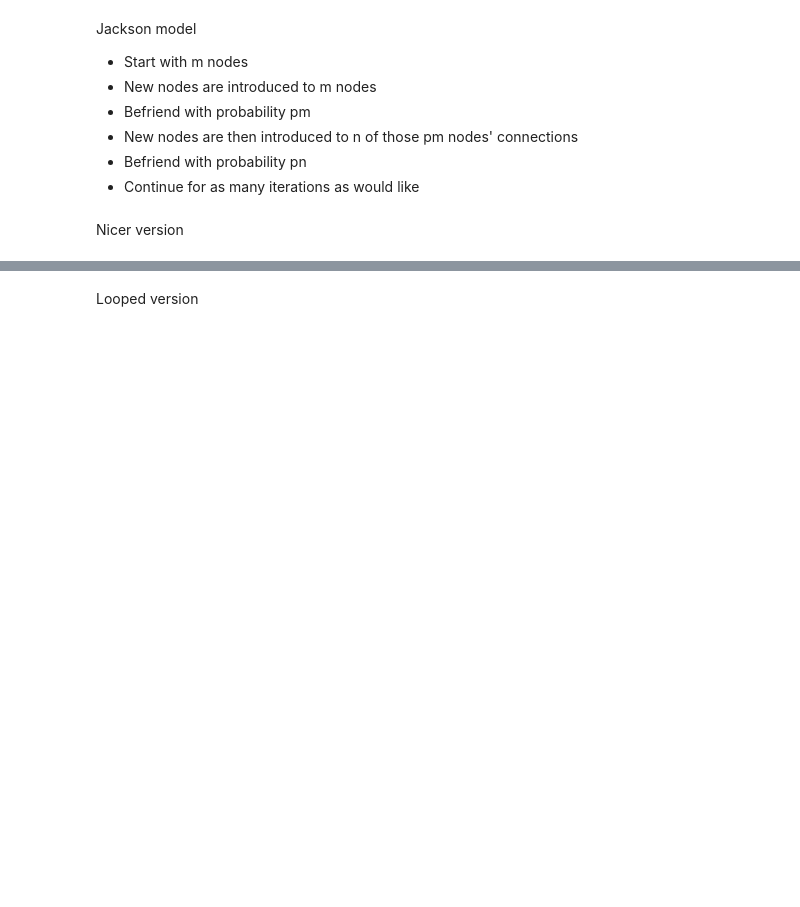
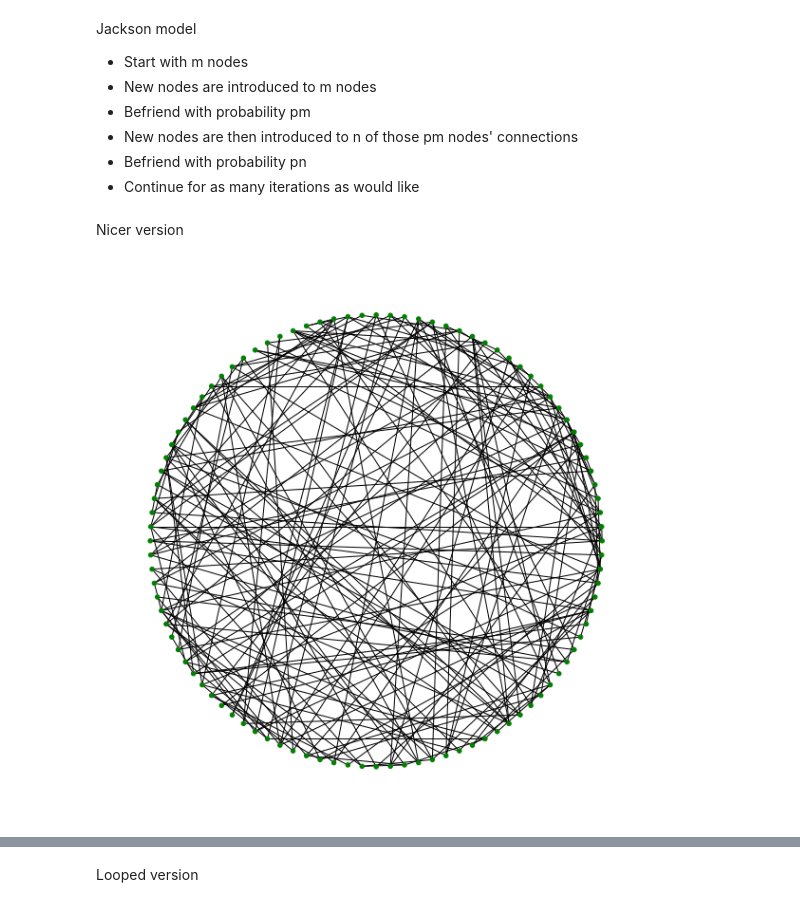
Before and after one commit to RassssD/Diss-model, a Jupyter notebook: Diss_model.ipynb, the cells around one changed output, grey strips where cells are left out. Cells and saved outputs as stored; diff of their text form; code cells hidden in the pictures; blank space fills up the shorter version.

```diff
--- a/Diss_model.ipynb
+++ b/Diss_model.ipynb
@@ -25,13 +25,32 @@ Nicer version
 # parameter selection
 
 # initial nodes and time
-initial_n = 50
-T = 100
+initial_n = 100
+T = 10
 
 # parent nodes and prob
-m = 5
+m = 1
 pm = 0.2
 
 # parent neighbours and prob
-n = 5
+n = 1
 pn = 0.1
+
+
+new_sim = JacksonSimulation(initial_n, T, m, pm, n, pn)
+
+
+initial_nodes = [i+1 for i in range(initial_n)]
+
+graph_0 = new_sim.graph_history[0]
+graph_T = new_sim.graph_history[-1]
+# %%
+
+plt.figure(figsize=(8,8))
+
+colormap_0 = ['green' if node in initial_nodes else 'red' for node in graph_0]
+nx.draw_circular(new_sim.graph_history[0], node_color = colormap_0, node_size = 20, with_labels=False)
+
+plt.show()
+# %% [output]
+[figure, added]
```
Also changed, not shown: parts of 2 cells of this notebook, 1 other file.
